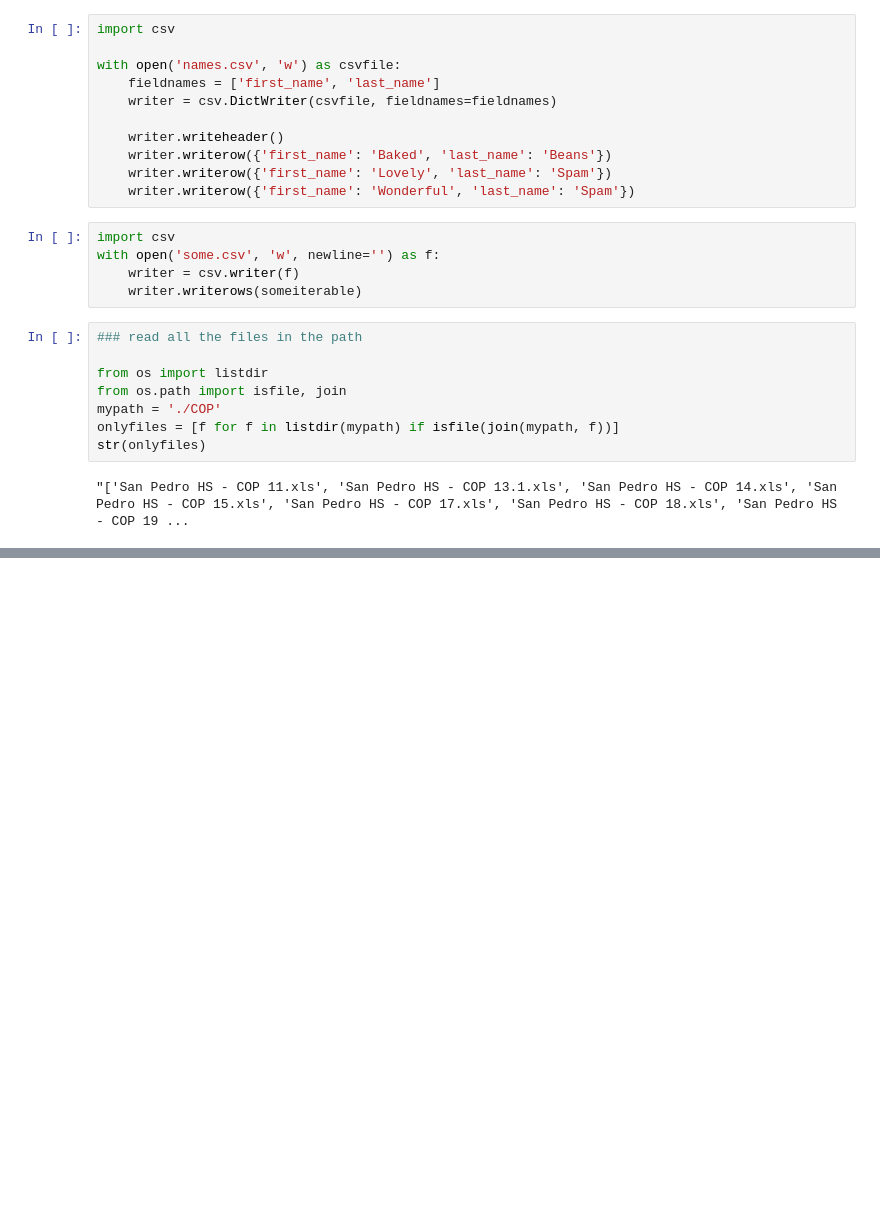
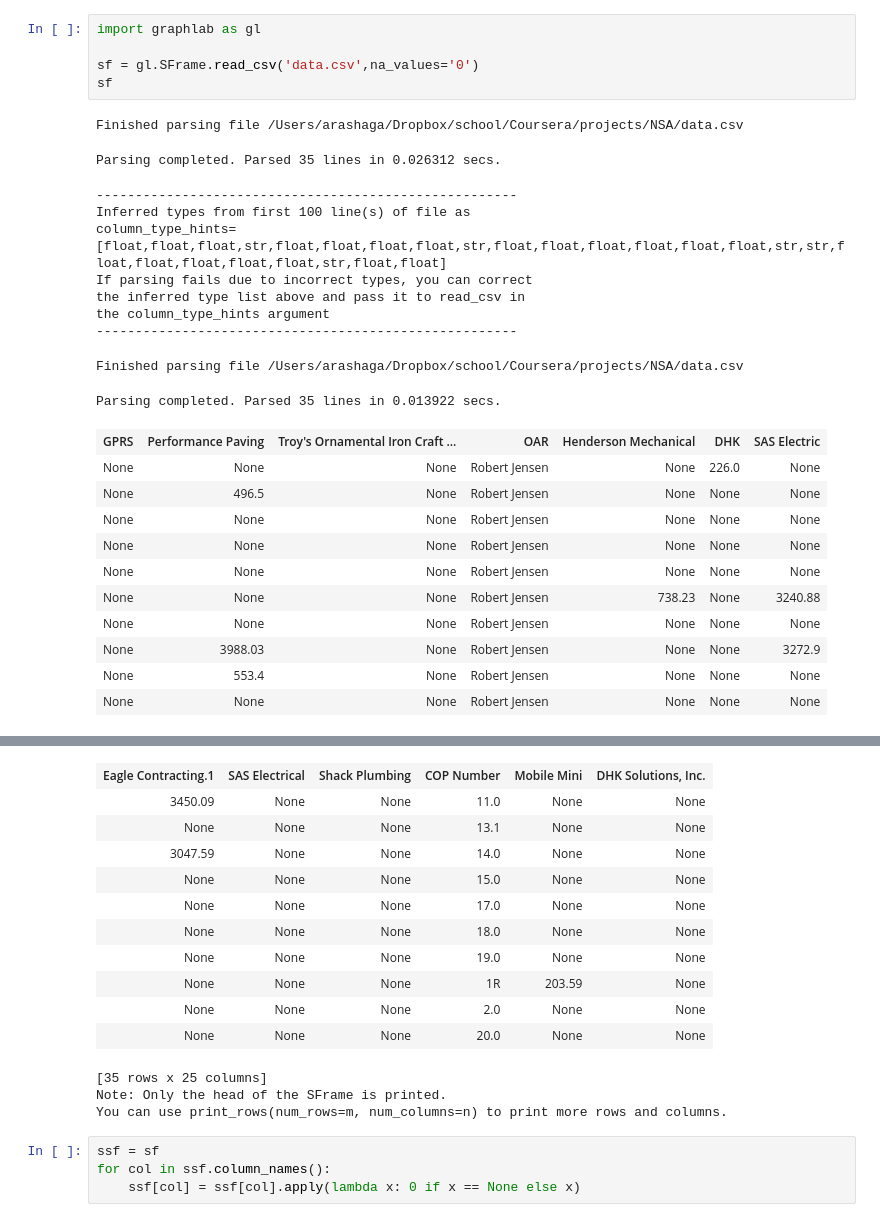
Before and after one commit to arashaga/cop_analysis, a Jupyter notebook: NSA.ipynb, the cells around one changed output, grey strips where cells are left out. Drawn from its saved outputs; the diff is of its cells as text; blank space fills up the shorter version.

```diff
--- a/NSA.ipynb
+++ b/NSA.ipynb
@@ -153,26 +158,28 @@ San Pedro HS - COP 11.xls
-# %%
-import csv
-
-with open('names.csv', 'w') as csvfile:
-    fieldnames = ['first_name', 'last_name']
-    writer = csv.DictWriter(csvfile, fieldnames=fieldnames)
-
-    writer.writeheader()
-    writer.writerow({'first_name': 'Baked', 'last_name': 'Beans'})
-    writer.writerow({'first_name': 'Lovely', 'last_name': 'Spam'})
-    writer.writerow({'first_name': 'Wonderful', 'last_name': 'Spam'})
-# %%
-import csv
-with open('some.csv', 'w', newline='') as f:
-    writer = csv.writer(f)
-    writer.writerows(someiterable)
-# %%
-### read all the files in the path
-
-from os import listdir
-from os.path import isfile, join
-mypath = './COP'
-onlyfiles = [f for f in listdir(mypath) if isfile(join(mypath, f))]
-str(onlyfiles)
-# %% [output]
-"['San Pedro HS - COP 11.xls', 'San Pedro HS - COP 13.1.xls', 'San Pedro HS - COP 14.xls', 'San Pedro HS - COP 15.xls', 'San Pedro HS - COP 17.xls', 'San Pedro HS - COP 18.xls', 'San Pedro HS - COP 19 ...
+# %%
+import graphlab as gl
+
+sf = gl.SFrame.read_csv('data.csv',na_values='0')
+sf
+# %% [output]
+Finished parsing file /Users/arashaga/Dropbox/school/Coursera/projects/NSA/data.csv
+Parsing completed. Parsed 35 lines in 0.026312 secs.
+------------------------------------------------------
+Inferred types from first 100 line(s) of file as
+column_type_hints=[float,float,float,str,float,float,float,float,str,float,float,float,float,float,float,str,str,float,float,float,float,float,str,float,float]
+If parsing fails due to incorrect types, you can correct
+the inferred type list above and pass it to read_csv in
+the column_type_hints argument
+------------------------------------------------------
+Finished parsing file /Users/arashaga/Dropbox/school/Coursera/projects/NSA/data.csv
+Parsing completed. Parsed 35 lines in 0.013922 secs.
+| GPRS | Performance Paving | Troy's Ornamental Iron Craft ... | OAR | Henderson Mechanical | DHK | SAS Electric |
+| None | None | None | Robert Jensen | None | 226.0 | None |
+| None | 496.5 | None | Robert Jensen | None | None | None |
+| None | None | None | Robert Jensen | None | None | None |
+| None | None | None | Robert Jensen | None | None | None |
+| None | None | None | Robert Jensen | None | None | None |
+| None | None | None | Robert Jensen | 738.23 | None | 3240.88 |
+| None | None | None | Robert Jensen | None | None | None |
+| None | 3988.03 | None | Robert Jensen | None | None | 3272.9 |
+| None | 553.4 | None | Robert Jensen | None | None | None |
+| None | None | None | Robert Jensen | None | None | None |
@@ -178,0 +208,18 @@ str(onlyfiles)
+| Eagle Contracting.1 | SAS Electrical | Shack Plumbing | COP Number | Mobile Mini | DHK Solutions, Inc. |
+| 3450.09 | None | None | 11.0 | None | None |
+| None | None | None | 13.1 | None | None |
+| 3047.59 | None | None | 14.0 | None | None |
+| None | None | None | 15.0 | None | None |
+| None | None | None | 17.0 | None | None |
+| None | None | None | 18.0 | None | None |
+| None | None | None | 19.0 | None | None |
+| None | None | None | 1R | 203.59 | None |
+| None | None | None | 2.0 | None | None |
+| None | None | None | 20.0 | None | None |
+[35 rows x 25 columns]
+Note: Only the head of the SFrame is printed.
+You can use print_rows(num_rows=m, num_columns=n) to print more rows and columns.
+# %%
+ssf = sf
+for col in ssf.column_names():
+    ssf[col] = ssf[col].apply(lambda x: 0 if x == None else x)
```
Also changed, not shown: parts of 5 cells of this notebook, 1 other file.
